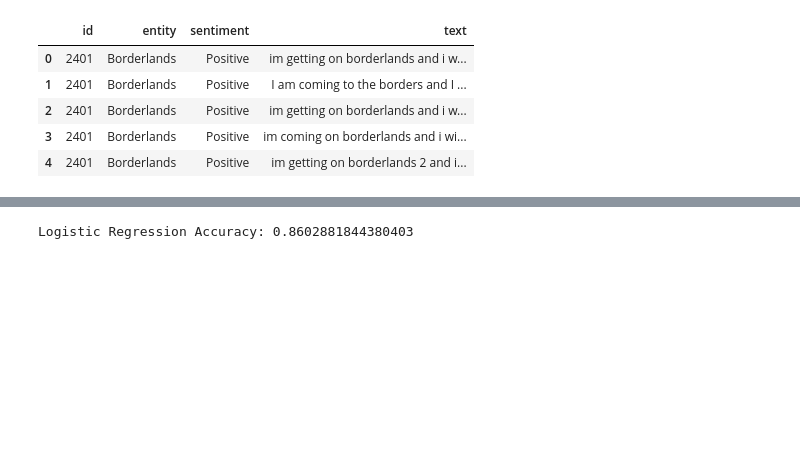
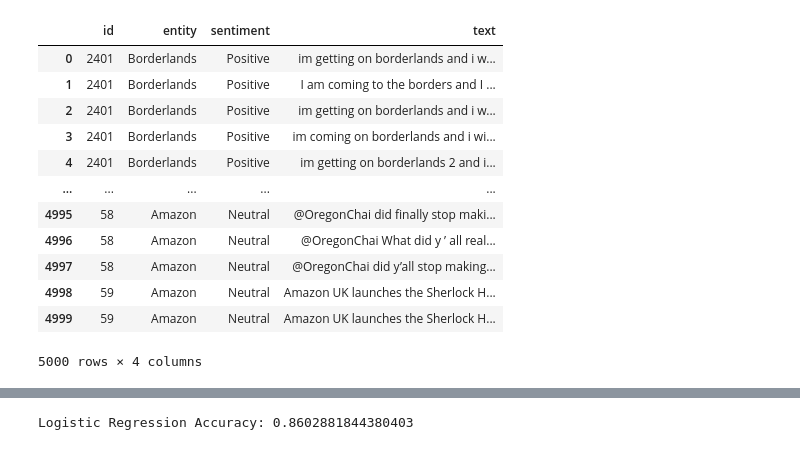
Before and after one commit to hsai-rohit/Sentiment-Analysis-on-Social-Media-Data, a Jupyter notebook: notebooks/Sentiment_Analysis.ipynb, the cells around one changed output, grey strips where cells are left out. Saved outputs shown, nothing was run; the diff lists cells and outputs as text; code cells hidden in the pictures; blank space fills up the shorter version.

```diff
--- a/notebooks/Sentiment_Analysis.ipynb
+++ b/notebooks/Sentiment_Analysis.ipynb
@@ -33,15 +26,22 @@ from nltk.stem import WordNetLemmatizer
 # %%
 # 2. Load Data
 
 train_df = pd.read_csv("../data/twitter_training.csv", header=None, names=["id","entity","sentiment","text"])
 test_df  = pd.read_csv("../data/twitter_validation.csv", header=None, names=["id","entity","sentiment","text"])
 
-train_df.head()
+train_df.head(5000)
 # %% [output]
 |  | id | entity | sentiment | text |
 | 0 | 2401 | Borderlands | Positive | im getting on borderlands and i w... |
 | 1 | 2401 | Borderlands | Positive | I am coming to the borders and I ... |
 | 2 | 2401 | Borderlands | Positive | im getting on borderlands and i w... |
 | 3 | 2401 | Borderlands | Positive | im coming on borderlands and i wi... |
 | 4 | 2401 | Borderlands | Positive | im getting on borderlands 2 and i... |
+| ... | ... | ... | ... | ... |
+| 4995 | 58 | Amazon | Neutral | @OregonChai did finally stop maki... |
+| 4996 | 58 | Amazon | Neutral | @OregonChai What did y ’ all real... |
+| 4997 | 58 | Amazon | Neutral | @OregonChai did y’all stop making... |
+| 4998 | 59 | Amazon | Neutral | Amazon UK launches the Sherlock H... |
+| 4999 | 59 | Amazon | Neutral | Amazon UK launches the Sherlock H... |
+5000 rows × 4 columns
 # %%
```
Also changed, not shown: parts of 5 cells of this notebook, 2 other files.
